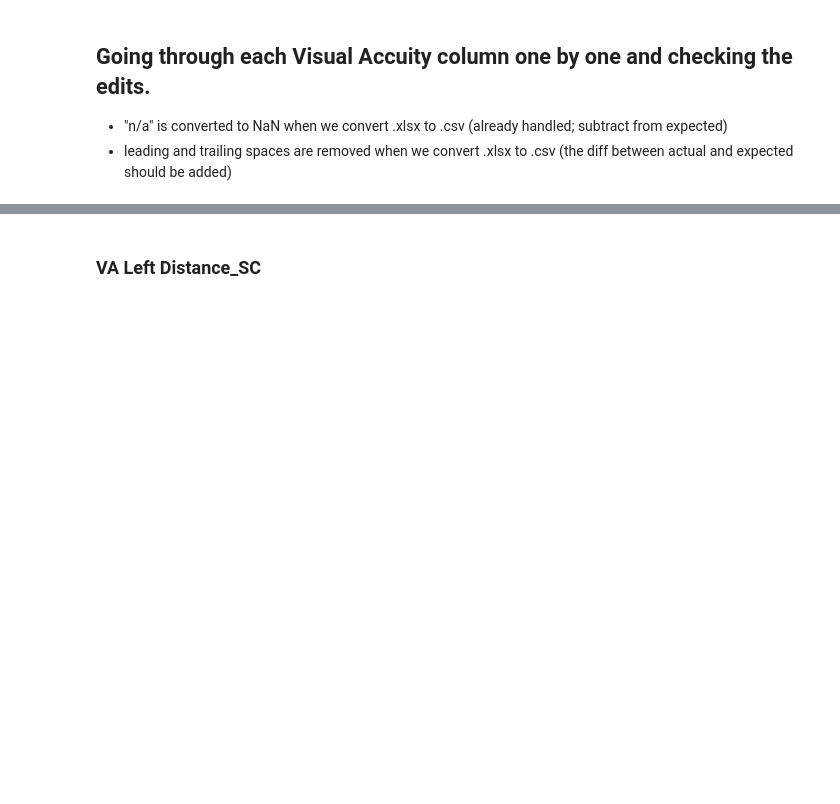
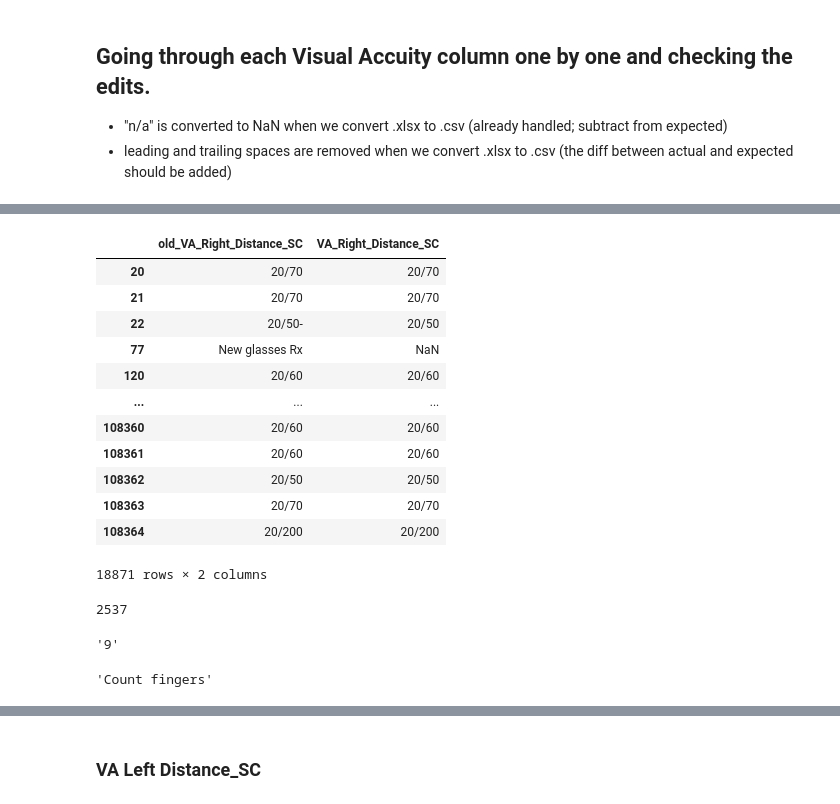
Before and after one commit to Pandatallc/clef-data-cleaning, a Jupyter notebook: notebooks/col_by_col.ipynb, the cells around one changed output, grey strips where cells are left out. Cells and saved outputs as stored; diff of their text form; code cells hidden in the pictures; blank space fills up the shorter version.

```diff
--- a/notebooks/col_by_col.ipynb
+++ b/notebooks/col_by_col.ipynb
@@ -36,3 +40,10 @@ col = df[col_name]
 ins = instructions["ophthafterdxdate"][col_name]
 # %%
 result = PatpopScrub(col, ins).clean()
+# %%
+old = result[0]
+# %%
+new=result[1][0]
+# %%
+old_new = pd.DataFrame([old, new]).T
+old_new.columns = ["old", "new"]
@@ -39,2 +75,30 @@ result = PatpopScrub(col, ins).clean()
+# %%
+old_new[~old_new["old_VA_Right_Distance_SC"].isnull()]
+# %% [output]
+|  | old_VA_Right_Distance_SC | VA_Right_Distance_SC |
+| 20 | 20/70 | 20/70 |
+| 21 | 20/70 | 20/70 |
+| 22 | 20/50- | 20/50 |
+| 77 | New glasses Rx | NaN |
+| 120 | 20/60 | 20/60 |
+| ... | ... | ... |
+| 108360 | 20/60 | 20/60 |
+| 108361 | 20/60 | 20/60 |
+| 108362 | 20/50 | 20/50 |
+| 108363 | 20/70 | 20/70 |
+| 108364 | 20/200 | 20/200 |
+18871 rows × 2 columns
 # %%
 check = display_check(result)
+# %%
+len(check)
+# %% [output]
+2537
+# %%
+try_int_to_str(9)
+# %% [output]
+'9'
+# %%
+get_col_map_all(ins["args"])["CF @ 2 feet"]
+# %% [output]
+'Count fingers'
```
Also changed, not shown: parts of 17 cells of this notebook, 8 other files.
